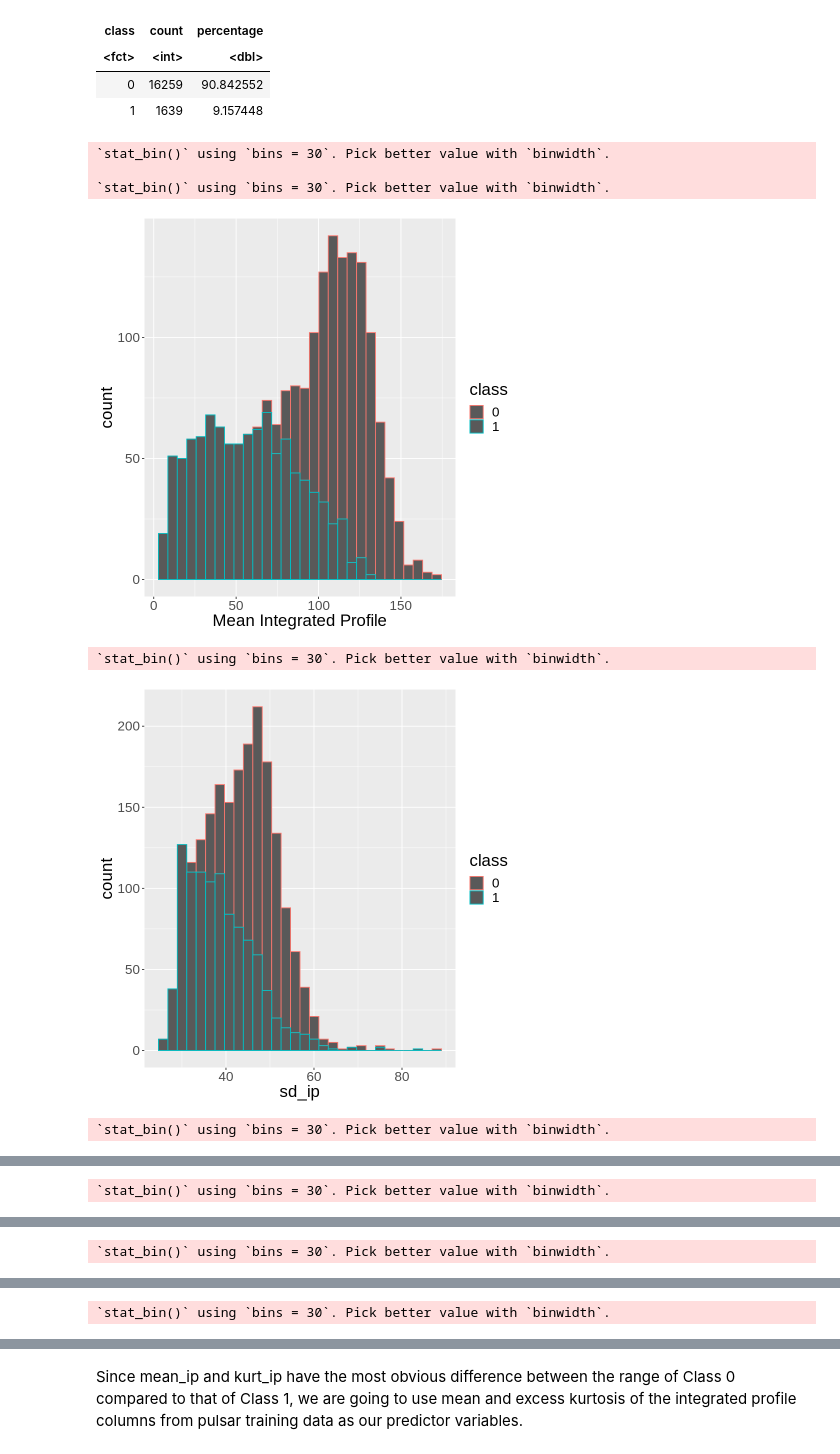
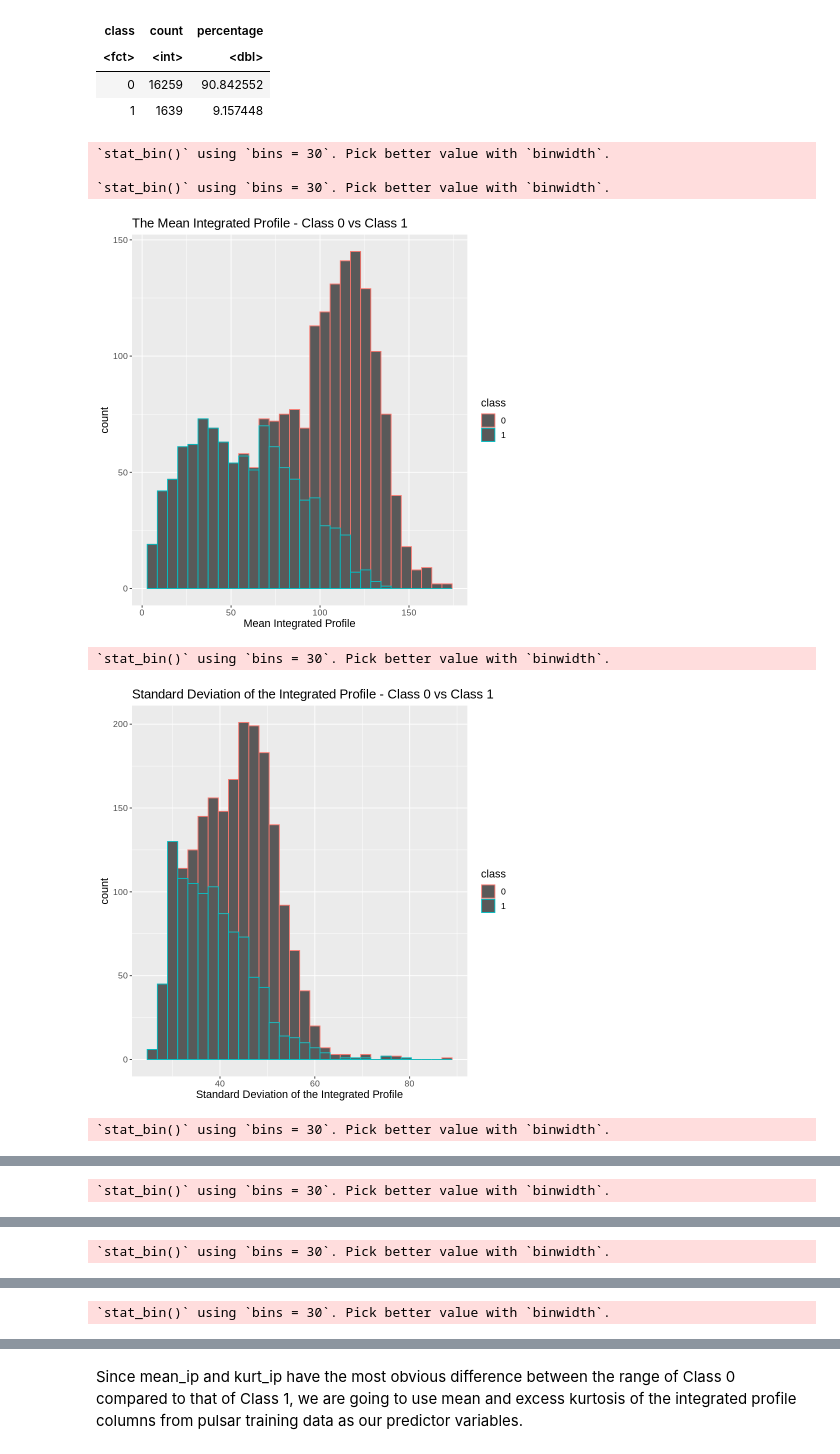
Before and after one commit to splashhhhhh/dsci100-grp165, a Jupyter notebook: Proposal.ipynb, the cells around one changed output, grey strips where cells are left out. Drawn from its saved outputs; the diff is of its cells as text; code cells hidden in the pictures.

Commit message:
Edited Code
- added comments
- fixed so only prints out 10 rows of data max
- added plot names, updated axis labels

```diff
--- a/Proposal.ipynb
+++ b/Proposal.ipynb
@@ -109,68 +124,69 @@ training_scaled <- pulsar_training |>
     group_by(class)|>
     slice(1:1000)
 # %%
+#All histogram charts
 mean_ip_plot <- training_scaled |>
     ggplot(aes(x = mean_ip)) +
     geom_histogram(aes(colour = class)) +
     labs(x = "Mean Integrated Profile") +
-    theme(text = element_text(size = 20))
+    theme(text = element_text(size = 13)) + ggtitle("The Mean Integrated Profile - Class 0 vs Class 1")
 mean_ip_plot
 
 
 sd_ip_plot <- training_scaled |>
     ggplot(aes(x = sd_ip)) +
     geom_histogram(aes(colour = class)) +
-    labs(x = "sd_ip") +
-    theme(text = element_text(size = 20))
+    labs(x = "Standard Deviation of the Integrated Profile") +
+    theme(text = element_text(size = 13)) + ggtitle("Standard Deviation of the Integrated Profile - Class 0 vs Class 1")
 sd_ip_plot
 
 
 kurt_ip_plot <- training_scaled |>
     ggplot(aes(x = kurt_ip)) +
     geom_histogram(aes(colour = class)) +
-    labs(x = "kurt_ip") +
-    theme(text = element_text(size = 20))
+    labs(x = "Excess Kurtosis of the Integrated Profile") +
+    theme(text = element_text(size = 13)) + ggtitle("Excess Kurtosis of the Integrated Profile - Class 0 vs Class 1")
 kurt_ip_plot
 
 skew_ip_plot <- pulsar_training |>
     ggplot(aes(x = skew_ip)) +
     geom_histogram(aes(colour = class)) +
-    labs(x = "skew_ip") +
-    theme(text = element_text(size = 20))
+    labs(x = "Skweness of the Integrated Profile") +
+    theme(text = element_text(size = 13)) + ggtitle("Skweness of the Integrated Profile - Class 0 vs Class 1")
 skew_ip_plot
 
 mean_dmsnr_plot <- training_scaled |>
     ggplot(aes(x = mean_dmsnr)) +
     geom_histogram(aes(colour = class)) +
     labs(x = "Mean DMSNR") +
-    theme(text = element_text(size = 20))
+    theme(text = element_text(size = 13)) + ggtitle("Mean of the DM-SNR Curve - Class 0 vs Class 1")
 mean_dmsnr_plot
 
 sd_dmsnr_plot <- pulsar_training |>
     ggplot(aes(x = sd_dmsnr)) +
     geom_histogram(aes(colour = class)) +
-    labs(x = "sd_dmsnr") +
-    theme(text = element_text(size = 20))
+    labs(x = "Standard Deviation of the DM-SNR Curve") +
+    theme(text = element_text(size = 13)) + ggtitle("Standard Deviation of the DM-SNR Curve - Class 0 vs Class 1")
 sd_dmsnr_plot
 
 kurt_dmsnr <- pulsar_training |>
     ggplot(aes(x = kurt_dmsnr)) +
     geom_histogram(aes(colour = class)) +
-    labs(x = "kurt_dmsnr") +
-    theme(text = element_text(size = 20))
+    labs(x = "Excess Kurtosis of the DM-SNR Curve") +
+    theme(text = element_text(size = 13)) + ggtitle("Excess Kurtosis of the DM-SNR Curve- Class 0 vs Class 1")
 kurt_dmsnr
 
 skew_dmsnr <- pulsar_training |>
     ggplot(aes(x = skew_dmsnr)) +
     geom_histogram(aes(colour = class)) +
-    labs(x = "skew_dmsnr") +
-    theme(text = element_text(size = 20))
+    labs(x = "Skewness of the DM-SNR Curve") +
+    theme(text = element_text(size = 13)) + ggtitle("Skewness of the DM-SNR Curve - Class 0 vs Class 1")
 skew_dmsnr
 # %% [output]
 `stat_bin()` using `bins = 30`. Pick better value with `binwidth`.
 
 `stat_bin()` using `bins = 30`. Pick better value with `binwidth`.
-[figure, old version]
+[figure, new version]
 `stat_bin()` using `bins = 30`. Pick better value with `binwidth`.
-[figure, old version]
+[figure, new version]
 `stat_bin()` using `bins = 30`. Pick better value with `binwidth`.
```
Also changed, not shown: parts of 5 cells of this notebook.
